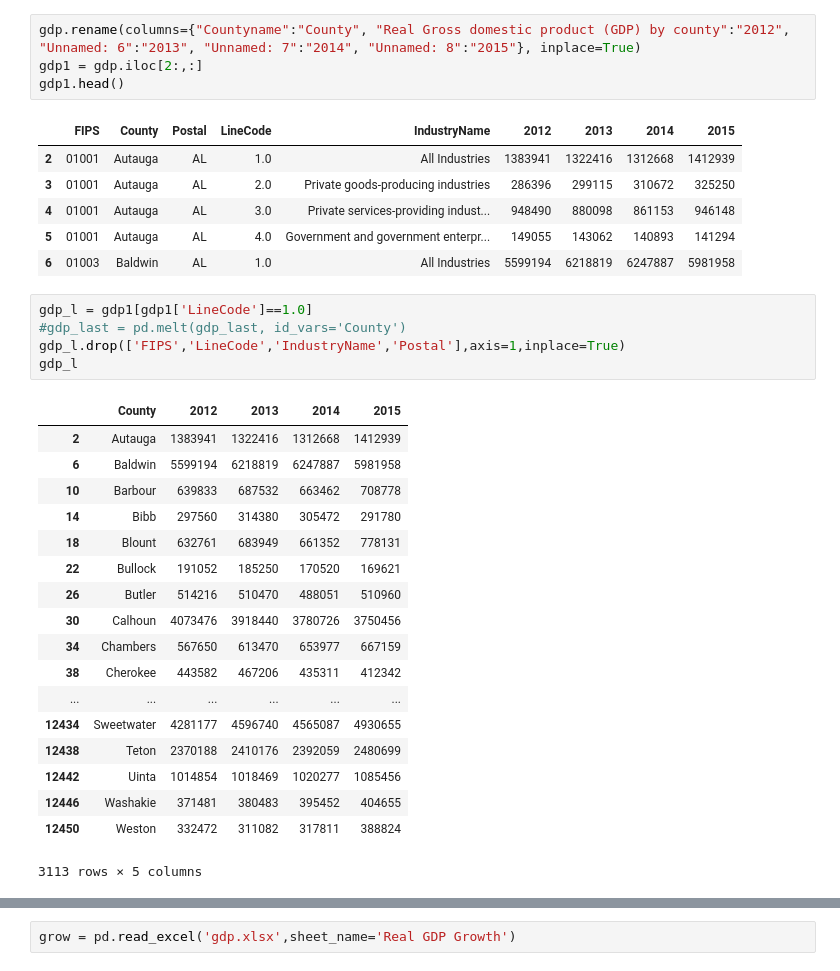
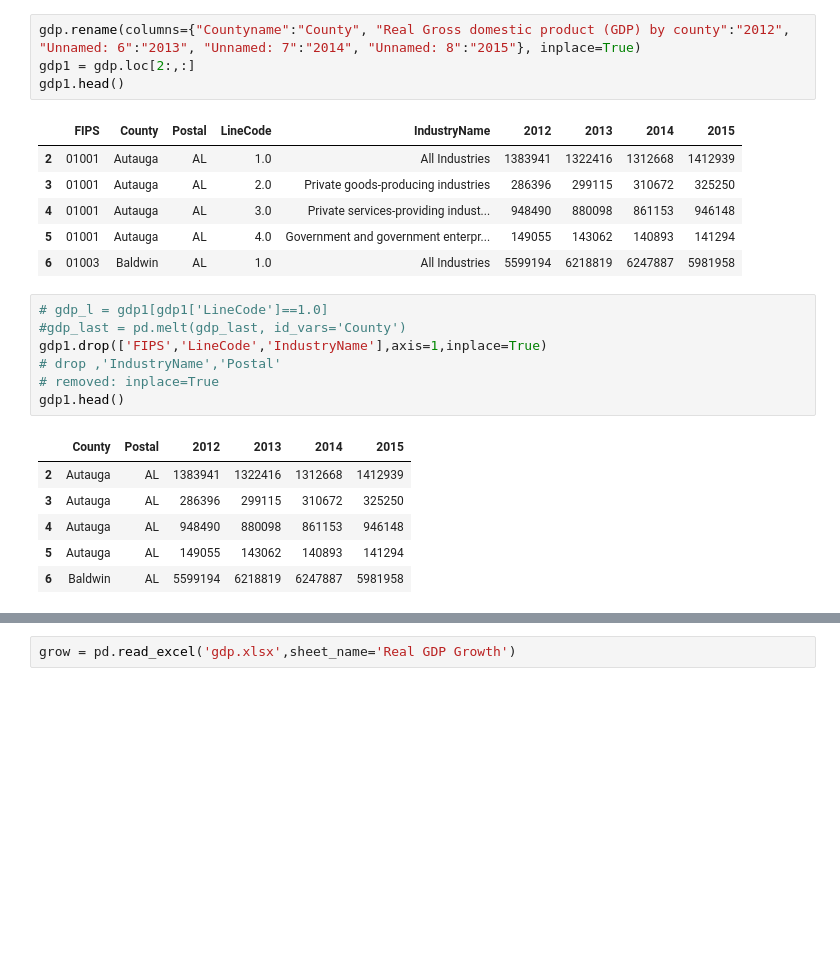
Before and after one commit to ce-r/steps, a Jupyter notebook: capstone-PRACTICE-Andrea.ipynb, the cells around one changed output, grey strips where cells are left out. Drawn from its saved outputs; the diff is of its cells as text; blank space fills up the shorter version.

```diff
--- a/capstone-PRACTICE-Andrea.ipynb
+++ b/capstone-PRACTICE-Andrea.ipynb
@@ -43,7 +31,7 @@ gdp = pd.read_excel('gdp.xlsx',sheet_name='Real GDP')
 # gdp data is all real gdp
 # %%
 gdp.rename(columns={"Countyname":"County", "Real Gross domestic product (GDP) by county":"2012", "Unnamed: 6":"2013", "Unnamed: 7":"2014", "Unnamed: 8":"2015"}, inplace=True)
-gdp1 = gdp.iloc[2:,:]
+gdp1 = gdp.loc[2:,:]
 gdp1.head()
 # %% [output]
 |  | FIPS | County | Postal | LineCode | IndustryName | 2012 | 2013 | 2014 | 2015 |
@@ -53,27 +41,17 @@ gdp1.head()
 | 5 | 01001 | Autauga | AL | 4.0 | Government and government enterpr... | 149055 | 143062 | 140893 | 141294 |
 | 6 | 01003 | Baldwin | AL | 1.0 | All Industries | 5599194 | 6218819 | 6247887 | 5981958 |
 # %%
-gdp_l = gdp1[gdp1['LineCode']==1.0]
+# gdp_l = gdp1[gdp1['LineCode']==1.0]
 #gdp_last = pd.melt(gdp_last, id_vars='County')
-gdp_l.drop(['FIPS','LineCode','IndustryName','Postal'],axis=1,inplace=True)
-gdp_l
+gdp1.drop(['FIPS','LineCode','IndustryName'],axis=1,inplace=True)
+# drop ,'IndustryName','Postal'
+# removed: inplace=True
+gdp1.head()
 # %% [output]
-|  | County | 2012 | 2013 | 2014 | 2015 |
-| 2 | Autauga | 1383941 | 1322416 | 1312668 | 1412939 |
-| 6 | Baldwin | 5599194 | 6218819 | 6247887 | 5981958 |
-| 10 | Barbour | 639833 | 687532 | 663462 | 708778 |
-| 14 | Bibb | 297560 | 314380 | 305472 | 291780 |
-| 18 | Blount | 632761 | 683949 | 661352 | 778131 |
-| 22 | Bullock | 191052 | 185250 | 170520 | 169621 |
-| 26 | Butler | 514216 | 510470 | 488051 | 510960 |
-| 30 | Calhoun | 4073476 | 3918440 | 3780726 | 3750456 |
-| 34 | Chambers | 567650 | 613470 | 653977 | 667159 |
-| 38 | Cherokee | 443582 | 467206 | 435311 | 412342 |
-| ... | ... | ... | ... | ... | ... |
-| 12434 | Sweetwater | 4281177 | 4596740 | 4565087 | 4930655 |
-| 12438 | Teton | 2370188 | 2410176 | 2392059 | 2480699 |
-| 12442 | Uinta | 1014854 | 1018469 | 1020277 | 1085456 |
-| 12446 | Washakie | 371481 | 380483 | 395452 | 404655 |
-| 12450 | Weston | 332472 | 311082 | 317811 | 388824 |
+|  | County | Postal | 2012 | 2013 | 2014 | 2015 |
+| 2 | Autauga | AL | 1383941 | 1322416 | 1312668 | 1412939 |
+| 3 | Autauga | AL | 286396 | 299115 | 310672 | 325250 |
+| 4 | Autauga | AL | 948490 | 880098 | 861153 | 946148 |
+| 5 | Autauga | AL | 149055 | 143062 | 140893 | 141294 |
+| 6 | Baldwin | AL | 5599194 | 6218819 | 6247887 | 5981958 |
-3113 rows × 5 columns
 # %%
```
Also changed, not shown: parts of 34 cells of this notebook.
